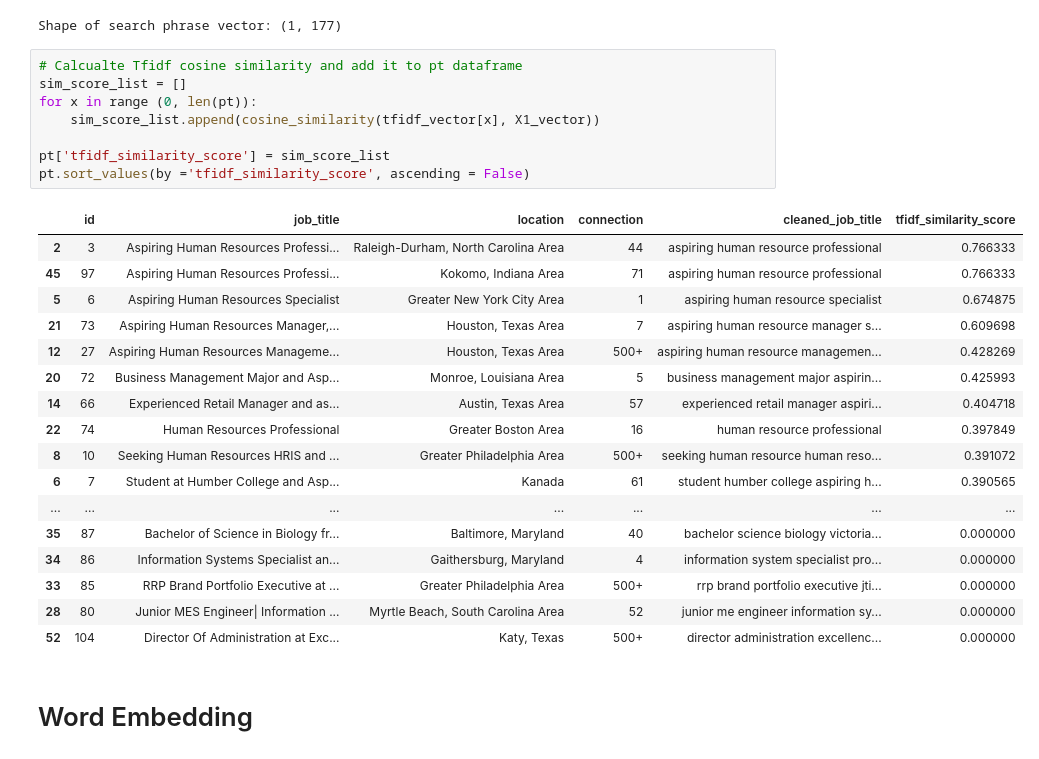
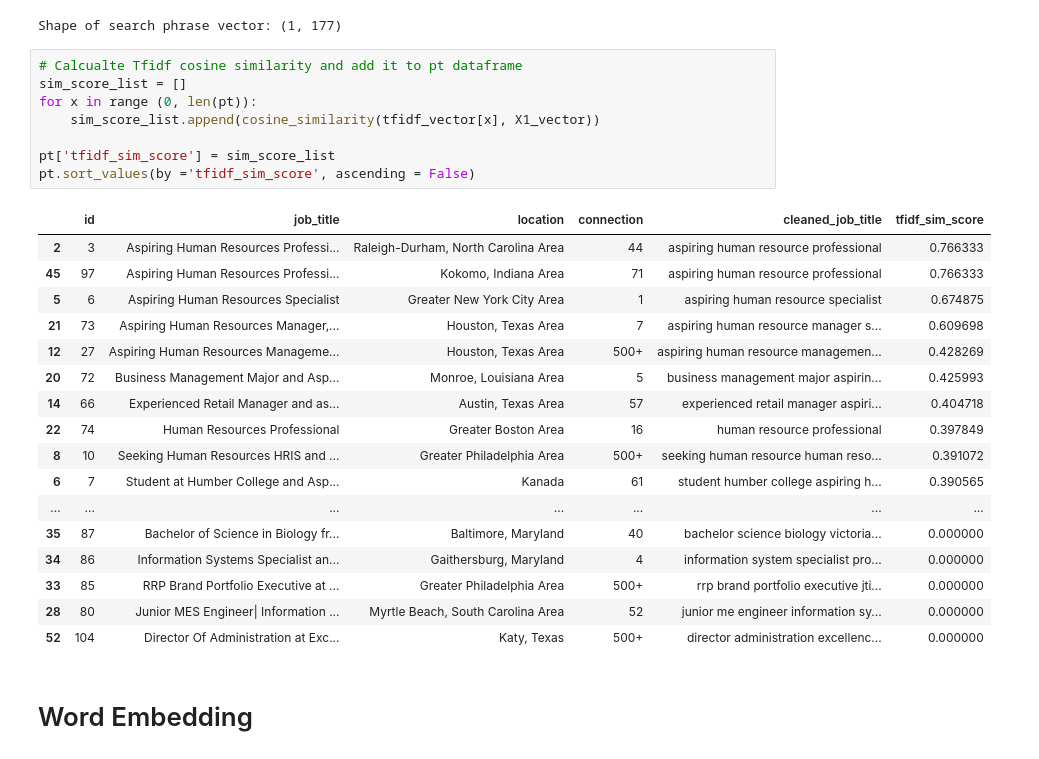
Before and after one commit to agupta004/B0k0jvj61abBaUpB, a Jupyter notebook: Potential_Talents.ipynb, the cells around one changed output. Drawn from its saved outputs; the diff is of its cells as text.

```diff
--- a/Potential_Talents.ipynb
+++ b/Potential_Talents.ipynb
@@ -236,13 +238,13 @@ Shape of search phrase vector: (1, 177)
 # %%
 # Calcualte Tfidf cosine similarity and add it to pt dataframe
 sim_score_list = []
 for x in range (0, len(pt)):
     sim_score_list.append(cosine_similarity(tfidf_vector[x], X1_vector))
 
-pt['tfidf_similarity_score'] = sim_score_list
-pt.sort_values(by ='tfidf_similarity_score', ascending = False)
+pt['tfidf_sim_score'] = sim_score_list
+pt.sort_values(by ='tfidf_sim_score', ascending = False)
 # %% [output]
-|  | id | job_title | location | connection | cleaned_job_title | tfidf_similarity_score |
+|  | id | job_title | location | connection | cleaned_job_title | tfidf_sim_score |
 | 2 | 3 | Aspiring Human Resources Professi... | Raleigh-Durham, North Carolina Area | 44 | aspiring human resource professional | 0.766333 |
 | 45 | 97 | Aspiring Human Resources Professi... | Kokomo, Indiana Area | 71 | aspiring human resource professional | 0.766333 |
 | 5 | 6 | Aspiring Human Resources Specialist | Greater New York City Area | 1 | aspiring human resource specialist | 0.674875 |
```
Also changed, not shown: parts of 13 cells of this notebook.
